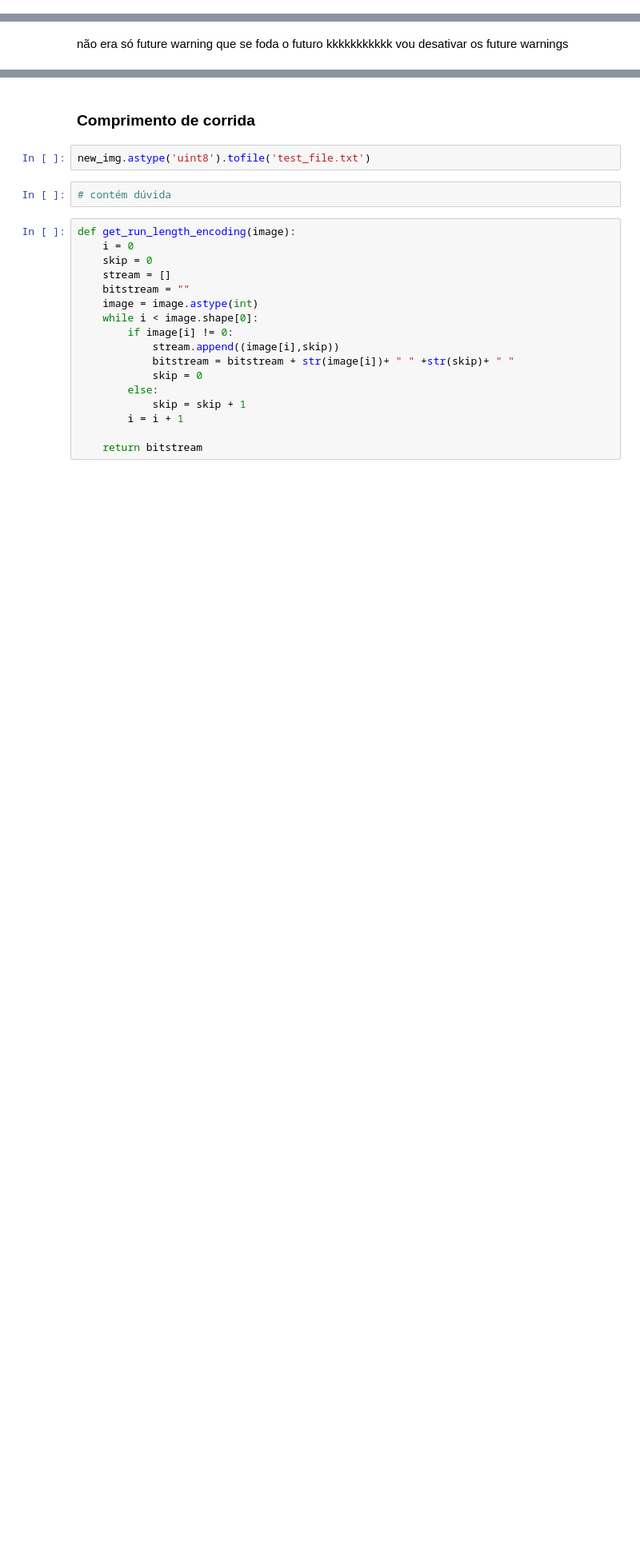
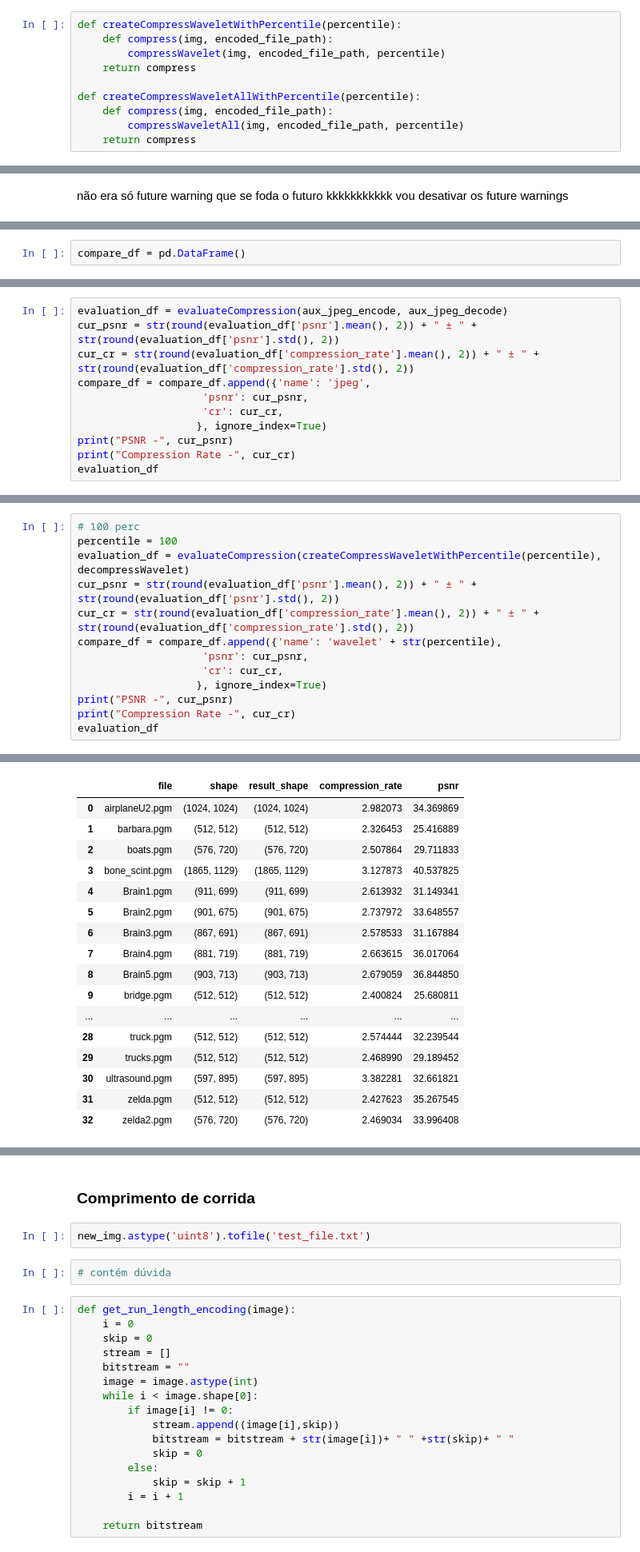
Before and after one commit to isisfcarvalho/tp1-icv, a Jupyter notebook: jpeg.ipynb, the cells around one changed output, grey strips where cells are left out. Shown: that part at 80% size. Cells and saved outputs as stored; diff of their text form; blank space fills up the shorter version.

Commit message:
jpeg wavelets

```diff
--- a/jpeg.ipynb
+++ b/jpeg.ipynb
@@ -406,3 +503,13 @@ reconstructed_img.tofile('testfile.pgm')
+# %%
+def createCompressWaveletWithPercentile(percentile):
+    def compress(img, encoded_file_path):
+        compressWavelet(img, encoded_file_path, percentile)
+    return compress
+
+def createCompressWaveletAllWithPercentile(percentile):
+    def compress(img, encoded_file_path):
+        compressWaveletAll(img, encoded_file_path, percentile)
+    return compress
 # %% [markdown]
 # Experimentos
 # %%
@@ -550,0 +574,2 @@ evaluation_df
+# %%
+compare_df = pd.DataFrame()
@@ -550,0 +578,11 @@ evaluation_df
+# %%
+evaluation_df = evaluateCompression(aux_jpeg_encode, aux_jpeg_decode)
+cur_psnr = str(round(evaluation_df['psnr'].mean(), 2)) + " ± " + str(round(evaluation_df['psnr'].std(), 2))
+cur_cr = str(round(evaluation_df['compression_rate'].mean(), 2)) + " ± " + str(round(evaluation_df['compression_rate'].std(), 2))
+compare_df = compare_df.append({'name': 'jpeg',
+                    'psnr': cur_psnr,
+                    'cr': cur_cr,
+                   }, ignore_index=True)
+print("PSNR -", cur_psnr)
+print("Compression Rate -", cur_cr)
+evaluation_df
@@ -550,0 +611,14 @@ evaluation_df
+# %%
+# 100 perc
+percentile = 100
+evaluation_df = evaluateCompression(createCompressWaveletWithPercentile(percentile), decompressWavelet)
+cur_psnr = str(round(evaluation_df['psnr'].mean(), 2)) + " ± " + str(round(evaluation_df['psnr'].std(), 2))
+cur_cr = str(round(evaluation_df['compression_rate'].mean(), 2)) + " ± " + str(round(evaluation_df['compression_rate'].std(), 2))
+compare_df = compare_df.append({'name': 'wavelet' + str(percentile),
+                    'psnr': cur_psnr,
+                    'cr': cur_cr,
+                   }, ignore_index=True)
+print("PSNR -", cur_psnr)
+print("Compression Rate -", cur_cr)
+evaluation_df
+# %% [output]
@@ -550,0 +627,17 @@ evaluation_df
+|  | file | shape | result_shape | compression_rate | psnr |
+| 0 | airplaneU2.pgm | (1024, 1024) | (1024, 1024) | 2.982073 | 34.369869 |
+| 1 | barbara.pgm | (512, 512) | (512, 512) | 2.326453 | 25.416889 |
+| 2 | boats.pgm | (576, 720) | (576, 720) | 2.507864 | 29.711833 |
+| 3 | bone_scint.pgm | (1865, 1129) | (1865, 1129) | 3.127873 | 40.537825 |
+| 4 | Brain1.pgm | (911, 699) | (911, 699) | 2.613932 | 31.149341 |
+| 5 | Brain2.pgm | (901, 675) | (901, 675) | 2.737972 | 33.648557 |
+| 6 | Brain3.pgm | (867, 691) | (867, 691) | 2.578533 | 31.167884 |
+| 7 | Brain4.pgm | (881, 719) | (881, 719) | 2.663615 | 36.017064 |
+| 8 | Brain5.pgm | (903, 713) | (903, 713) | 2.679059 | 36.844850 |
+| 9 | bridge.pgm | (512, 512) | (512, 512) | 2.400824 | 25.680811 |
+| ... | ... | ... | ... | ... | ... |
+| 28 | truck.pgm | (512, 512) | (512, 512) | 2.574444 | 32.239544 |
+| 29 | trucks.pgm | (512, 512) | (512, 512) | 2.468990 | 29.189452 |
+| 30 | ultrasound.pgm | (597, 895) | (597, 895) | 3.382281 | 32.661821 |
+| 31 | zelda.pgm | (512, 512) | (512, 512) | 2.427623 | 35.267545 |
+| 32 | zelda2.pgm | (576, 720) | (576, 720) | 2.469034 | 33.996408 |
```
Also changed, not shown: parts of 31 cells of this notebook.
